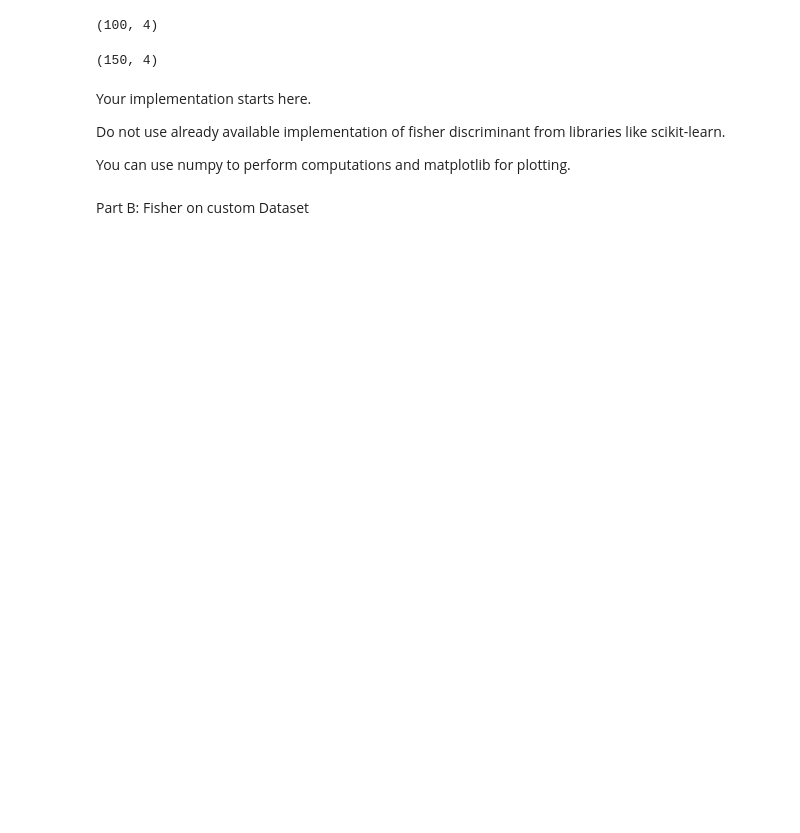
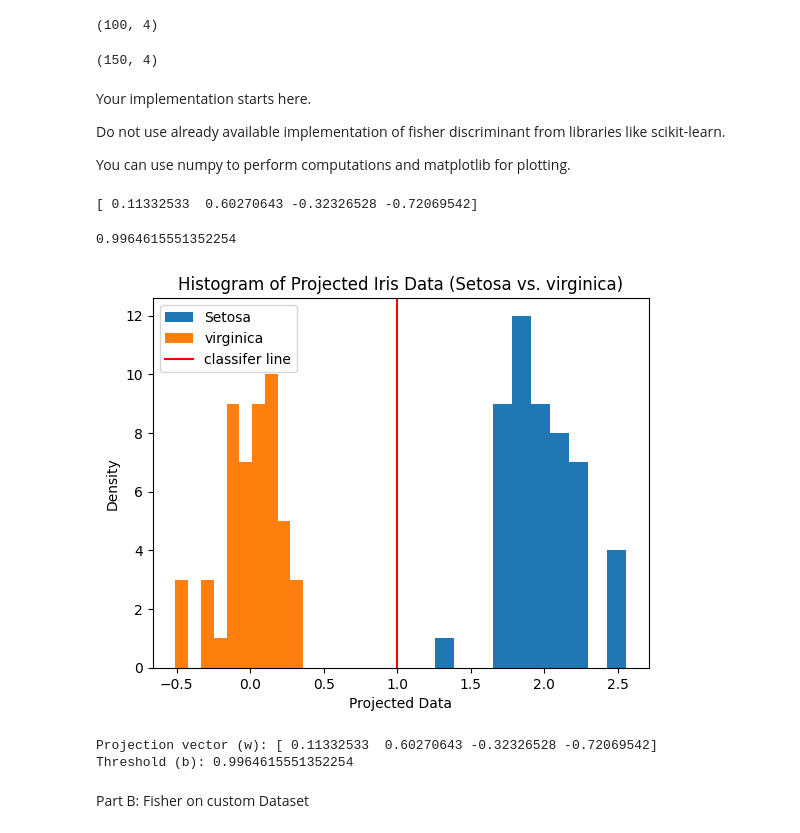
Before and after one commit to sahil-chaudhary/Algorithmic_Problems, a Jupyter notebook: AIML_2024_A1_22244.ipynb, the cells around one changed output. Cells and saved outputs as stored; diff of their text form; code cells hidden in the pictures; blank space fills up the shorter version.

```diff
--- a/AIML_2024_A1_22244.ipynb
+++ b/AIML_2024_A1_22244.ipynb
@@ -164,6 +484,6 @@ label = iris_dataset.target
 # %%
-#Preparing train dataset for setosa and vertsicolor
-X_train = np.concatenate((data[0:50],data[100:150]),axis=0)
+#Preparing train dataset for setosa and virginica
+X_train = np.concatenate((data[0:50],data[50:100]),axis=0)
 print(X_train.shape)
 # %% [output]
 (100, 4)
@@ -182,10 +500,84 @@ You can use numpy to perform computations and matplotlib for plotting.
+# %%
+
+#Find the w to project the data to single dimension
+
+
+y_train = np.concatenate((label[0:50],label[50:100]), axis=0)
+
+n=len(X_train[0])
+
+sum0=np.zeros(n)
+sum1=np.zeros(n)
+count0=0
+count1=0
+
+for i in range(len(y_train)):
+  if y_train[i]==0:
+    count0+=1
+    sum0=sum0+X_train[i]
+  if y_train[i]==1:
+    sum1=sum1+X_train[i]
+    count1+=1
+mean_0=sum0/count0
+mean_1=sum1/(count1)
+
+variance0=0
+variance1=0
+count0=0
+count1=0
+
+for i in range(len(X_train)):
+    if y_train[i]==0:
+      diff0=(X_train[i]-mean_0)
+      count0+=1
+      variance0+=np.outer(diff0,diff0.T)
+    if y_train[i]==1:
+      diff1=(X_train[i]-mean_1)
+      count1+=1
+      variance1+=np.outer(diff1,diff1.T)
+variance0=variance0/count0
+variance0=variance1/count1
+
+S_w=variance0+variance1
+S_b=mean_0-mean_1
+InverseS_w=np.linalg.inv(S_w)
+w=np.matmul(InverseS_w,S_b)
+w=w/np.linalg.norm(w)
+
+print(w)
+# %% [output]
+[ 0.11332533  0.60270643 -0.32326528 -0.72069542]
 # %%
 #Project the data and find the threshold for classification with minimum error.
+b = (mean_0 @ w + mean_1 @ w) / 2
+print(b)
+# %% [output]
+0.9964615551352254
 # %%
 #Plot the histogram of the projected data and the classification boundary.
 #Use matplot lib for plotting.
 #while plotting histogram give different color for different classes and also add legend.
 #you can refer :- https://matplotlib.org/stable/gallery/text_labels_and_annotations/index.html
+projected_data = X_train @ w
+
+
+# Plot the histogram with different colors for classes
+plt.hist(projected_data[y_train == 0], label="Setosa", alpha=1)
+plt.hist(projected_data[y_train == 1], label="virginica", alpha=1)
+plt.xlabel("Projected Data")
+plt.ylabel("Density")
+plt.title("Histogram of Projected Iris Data (Setosa vs. virginica)")
+
+plt.axvline(x=b,color='red',label='classifer line')
+plt.legend()
+plt.show()
+
+print("Projection vector (w):", w)
+print("Threshold (b):", b)
+# %% [output]
+[figure, added]
+Projection vector (w): [ 0.11332533  0.60270643 -0.32326528 -0.72069542]
+Threshold (b): 0.9964615551352254
 # %% [markdown]
 Part B: Fisher on custom Dataset
 # %%
```
Also changed, not shown: parts of 44 cells of this notebook, 1 other file.
